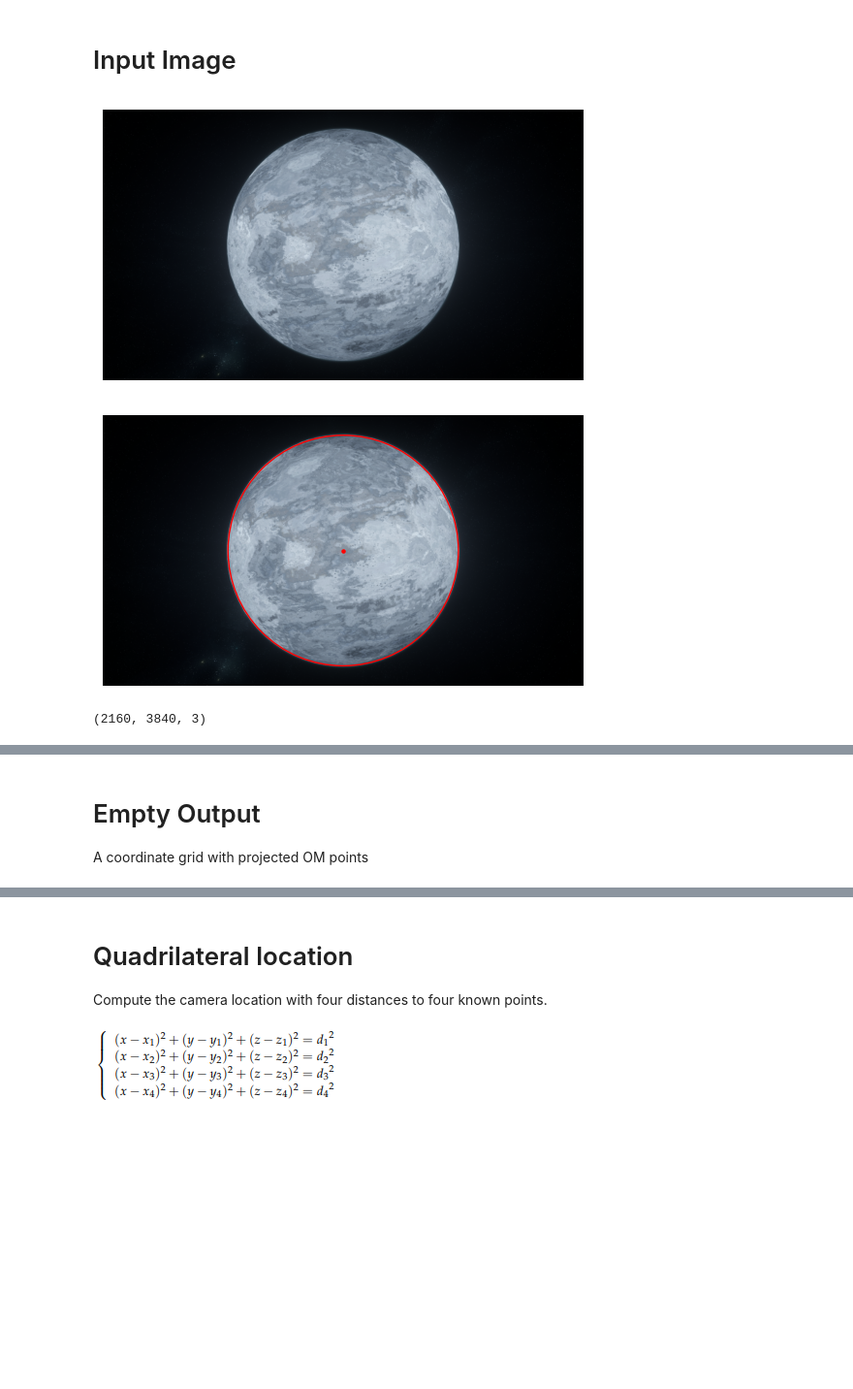
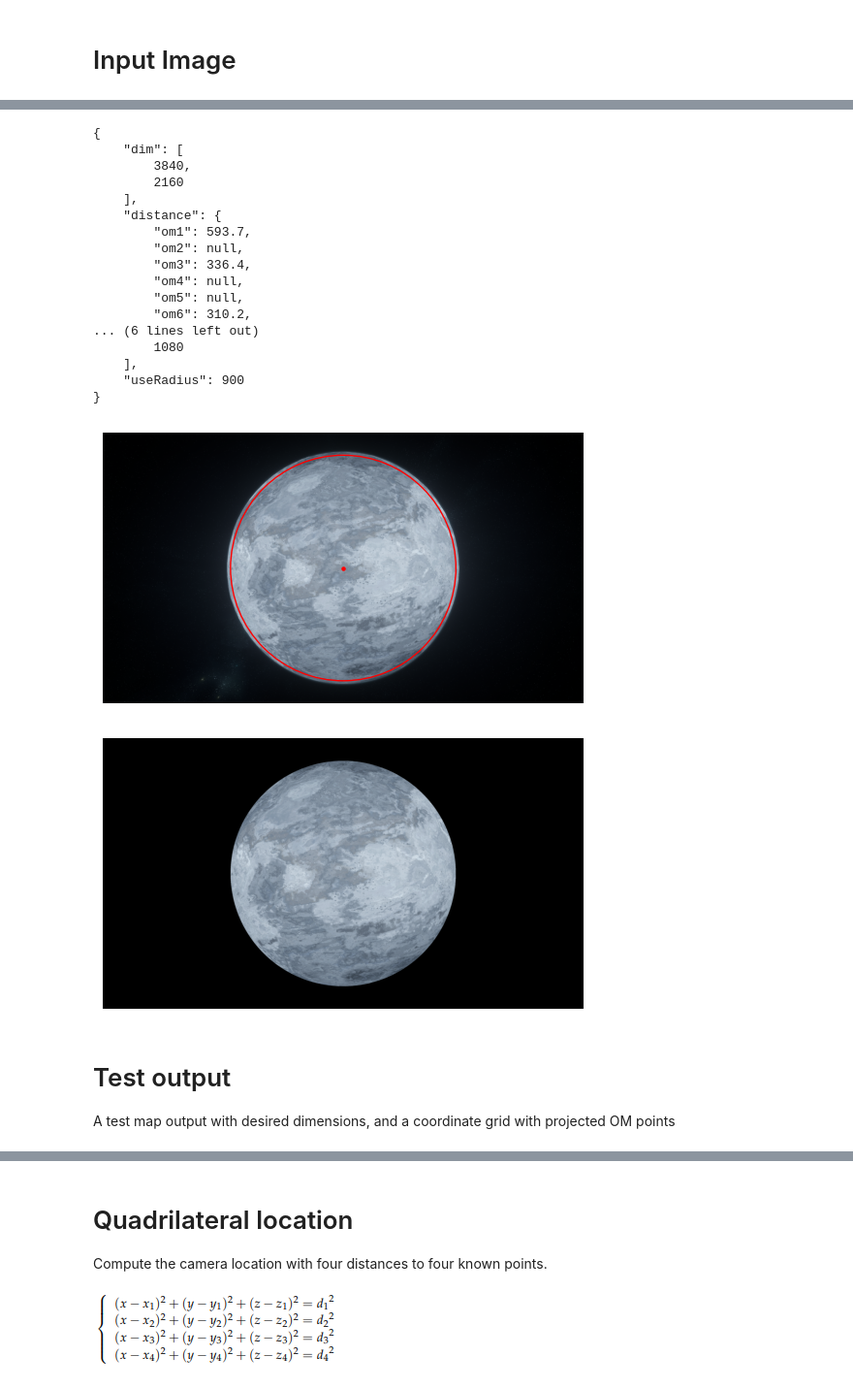
Before and after one commit to GrakePch/2024CV_FinalProject_StarCartographer, a Jupyter notebook: main.ipynb, the cells around one changed output, grey strips where cells are left out. Shown at 97% size. Drawn from its saved outputs; the diff is of its cells as text; code cells hidden in the pictures; blank space fills up the shorter version.

```diff
--- a/main.ipynb
+++ b/main.ipynb
@@ -19,30 +24,12 @@ OM = [None,
 # %% [markdown]
 # Input Image
-# %%
-# Read the image
-img = mpimg.imread("./images/Cellin448.2_OM1_593.7_3_336.4_6_310.2_fov112.png")
-# Hand coded center and radius
-center = [1920, 1080]
-radius = 920
-fov = 112
-# img = mpimg.imread("./images/OM4-up2.jpg")
-# center = [982, 540]
-# radius = 728
-# fov = 100
-
-# Display the image
-plt.imshow(img)
-plt.axis('off')  # Turn off axis
-plt.show()
-plt.imshow(img)
-plt.axis('off')  # Turn off axis
-plt.scatter(center[0], center[1], color='red', s=5)
-plt.gca().add_patch(Circle(center, radius, color="red", fill=False))
-# plt.gca().add_patch(Circle(center, radius * 0.7, color="cyan", fill=False))
-plt.show()
-
-print(img.shape)
-# %% [output]
-[figure, removed]
-[figure, removed]
-(2160, 3840, 3)
+# %%
+# Read the image & metadata
+img5, img5Meta = ld.readImg(PATH, "Cellin_5")
+
+ld.showImg(img5)
+ld.printMeta(img5Meta)
+ld.showImgUseArea(img5, img5Meta)
+img5_cropped = ld.keepUsePixels(img5, img5Meta)
+ld.showImg(img5)
+# %% [output]
@@ -49,3 +37,22 @@ print(img.shape)
+{
+    "dim": [
+        3840,
+        2160
+    ],
+    "distance": {
+        "om1": 593.7,
+        "om2": null,
+        "om3": 336.4,
+        "om4": null,
+        "om5": null,
+        "om6": 310.2,
+... (6 lines left out)
+        1080
+    ],
+    "useRadius": 900
+}
+[figure, added]
+[figure, added]
 # %% [markdown]
-# Empty Output
-A coordinate grid with projected OM points
+# Test output
+A test map output with desired dimensions, and a coordinate grid with projected OM points
```
Also changed, not shown: parts of 14 cells of this notebook, 12 other files.
